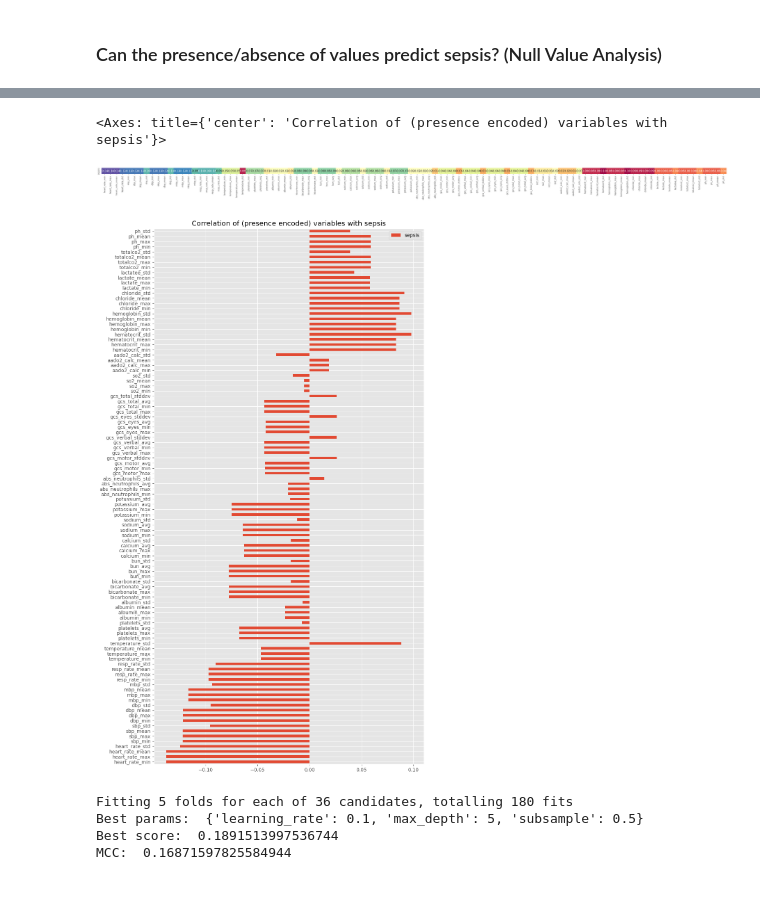
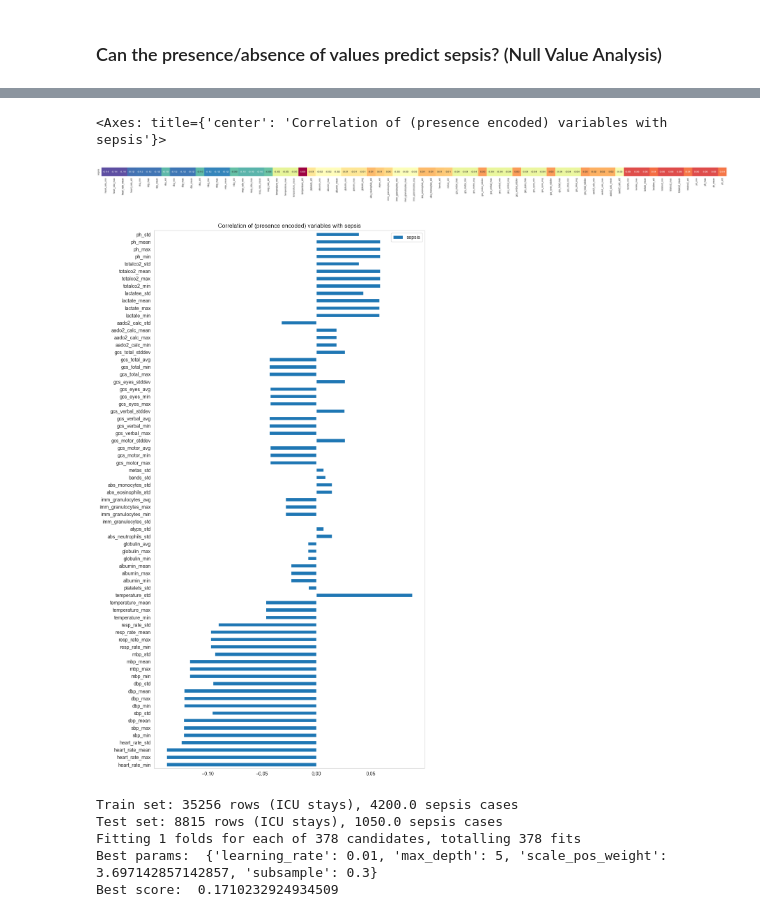
Before and after one commit to cdboer/kp-medizinische-informatik-ss23, a Jupyter notebook: ml/ml.ipynb, the cells around one changed output, grey strips where cells are left out. Drawn from its saved outputs; the diff is of its cells as text; code cells hidden in the pictures; blank space fills up the shorter version.

Commit message:
Update latest state

```diff
--- a/ml/ml.ipynb
+++ b/ml/ml.ipynb
@@ -54,8 +54,8 @@ from matplotlib.gridspec import GridSpec
 # tqdm for progress bars
 from tqdm import tqdm
 
-# default styling for plots
-plt.style.use("ggplot")  # gnuplot style
+# default styling for plot
+sns.set_style("whitegrid", {"axes.grid": False})
 rcParams["figure.figsize"] = 12, 6  # figure size
 from matplotlib.colors import ListedColormap
 
@@ -460,7 +388,7 @@ print(df_scores)
 # %% [markdown]
 ### Can the presence/absence of values predict sepsis? (Null Value Analysis)
 # %%
-variables = sql_to_df("./sql/variables_filtered.sql", {"window_size_h": WINDOW_SIZE_H, "window_stop_size_h": WINDOW_STOP_SIZE_H})
+variables = sql_to_df("./sql/variables_correlation.sql", {"window_size_h": WINDOW_SIZE_H, "window_stop_size_h": WINDOW_STOP_SIZE_H})
 
 # Remove duplicate columns
 variables = variables.loc[:, ~variables.columns.duplicated()]
@@ -537,88 +464,105 @@ sepsis = variables["sepsis"]
 
 # Presence encode the feature set, i.e. replace all NaN values with 0 and all values != NaN with 1
 present = variables.notna().astype(int)
-present = present.replace(0, -1)
+
 # Replace the sepsis column with the original
 present["sepsis"] = sepsis
 
 # Compute the correlation matrix
 corr = present.corr(method="pearson")
+
 # The correlation matrix is a bit hard to read, let's extract only the correlations with the sepsis target.
 # Drop all columns except the sepsis column
 corr = corr.drop([col for col in corr.columns if col != "sepsis"])
+
 # Drop sepsis entry from that column
 corr = corr.drop(["sepsis"], axis=1)
 
 # Let's plot only the correlations with the sepsis target.
 # Still as a heatmap, because it's easier to see the correlations.
 plt.subplots(figsize=(50, 5))
 sns.heatmap(corr, annot=True, annot_kws={"size": 12}, cbar=False, cmap="Spectral_r", fmt=".2f", square=True)
 
-
 # Let's plot the correlations with the sepsis target as a bar chart.
 corr.T.plot.barh(figsize=(10, 20), title="Correlation of (presence encoded) variables with sepsis")
 
 # This indicates that the simple presence of a variable is apparently a good indicator. This can be good or bad...
 # It could mean that the model is able to learn a shortcut, e.g. "if variable x is present, then sepsis == 1".
 # Or it could mean that the model is able to learn a causal relationship, e.g. some measurements are done less frequently for certain patients due to reasons we don't know.
 # For example, maybe the variable "abs_neutrophils_avg" is only measured for patients that are already suspected to have a sepsis. (Although this is just a guess...)
-# It is more likely that the model is able to learn a shortcut, because the correlations are quite high. (e.g. -0.63 for "temperature_std", 0.41 for "abs_neutrophils_avg")
+# It is more likely that the model is able to learn a shortcut, because the correlations are quite high.
 
 # Note that negative correlations mean that the presence of a variable is negatively correlated with the sepsis target, i.e. the absence of a variable is positively correlated with the sepsis target.
 # I.e. the absence of a variable is a good indicator for sepsis.
 # Likewise, positive correlations mean that the presence of a variable is positively correlated with the sepsis target, i.e. the presence of a variable is a good indicator for sepsis.
 # %% [output]
 <Axes: title={'center': 'Correlation of (presence encoded) variables with sepsis'}>
-[figure, old version]
+[figure, new version]
-[figure, old version]
+[figure, new version]
 # %%
 # Based on the above, let's try to train a model simply using the presence of a variable as a feature.
 # Let's use a gradient boosting classifier using the XGBoost library.
 
 import xgboost as xgb
 from sklearn.model_selection import train_test_split, GridSearchCV
-from sklearn.metrics import matthews_corrcoef
+from sklearn.model_selection import PredefinedSplit
 
 # Convert types to float64
 present = present.astype("float64")
 # Split into features and target
-X, y = present.drop("sepsis", axis=1), present[["sepsis"]]
+X, y = present.drop("sepsis", axis=1), present["sepsis"]
 
 # Split into train and test set
 # Use 20% of the data for testing, use a fixed random state to make results reproducible
 # Use stratify=y to ensure that the train and test set have the same ratio of sepsis==1 and sepsis==0
-X_train, X_test, y_train, y_test = train_test_split(X, y, test_size=0.2, random_state=1, stratify=y)
+X_train, X_test, y_train, y_test = train_test_split(X, y, test_size=0.2, random_state=RANDOM_SEED, stratify=y)
 
-# Create regressor matrices
-dtrain = xgb.DMatrix(X_train, label=y_train, missing=np.nan)
-dtest = xgb.DMatrix(X_test, label=y_test, missing=np.nan)
+# Print the number of rows in each set and the number of sepsis cases
+print(f"Train set: {X_train.shape[0]} rows (ICU stays), {y_train.sum()} sepsis cases")
+print(f"Test set: {X_test.shape[0]} rows (ICU stays), {y_test.sum()} sepsis cases")
 
-ratio = float(np.sum(y_train == 0)) / np.sum(y_train == 1)
+# Create a validation set from the training data (10% of the training data)
+X_train_new, X_val, y_train_new, y_val = train_test_split(
+    X_train, y_train, test_size=0.1, random_state=RANDOM_SEED, stratify=y_train
+)
+
+# Combine the new train and validation sets
+X_combined = np.concatenate((X_train_new, X_val), axis=0)
+y_combined = np.concatenate((y_train_new, y_val), axis=0)
+
+# Create a list where train data indices are -1 and validation data indices are 0
+split_index = [
+    -1 if x in range(X_train_new.shape[0]) else 0 for x in range(X_combined.shape[0])
+]
+
+# Create the split for cross-validation
+pds = PredefinedSplit(test_fold=split_index)
+
+# Compute the ratio of sepsis==0 to sepsis==1 in the training set
+# This is used to set the scale_pos_weight hyperparameter
+ratio = np.sum(y_train == 0) / np.sum(y_train == 1)
 
 # Grid search for hyperparameter tuning
 param_grid = {
-    "max_depth": [2, 3, 4, 5, 6, 10],
-    "learning_rate": [0.1, 0.01, 0.001],
-    "subsample": [0.5, 0.7],
+    "max_depth": [5, 6, 7, 8, 9, 10],  # Maximum depth of a tree
+    "learning_rate": [0.2, 0.1, 0.01],  # Learning rate
+    "subsample": [0.3, 0.4, 0.5, 0.6, 0.7, 0.8, 0.9],  # Subsample ratio of the training instances (randomly select a subset of the training data)
     "scale_pos_weight": [ratio, ratio * 2, ratio * 0.5]
 }
 
 # Create a classifier using the binary:logistic objective and the gpu_hist tree method
 xgb_model = xgb.XGBClassifier(objective="binary:logistic", tree_method="gpu_hist")
-# Use grid search to find the best hyperparameters, use 5-fold (stratified) cross validation, use MCC as scoring metric
+
+# Use grid search to find the best hyperparameters, use fixed split, use MCC as scoring metric
 # Use verbose=5 to display progress, use n_jobs=-1 to use all available CPU cores
-grid_search = GridSearchCV(xgb_model, param_grid, cv=5, scoring='matthews_corrcoef', verbose=5, n_jobs=10)
+grid_search = GridSearchCV(xgb_model, param_grid, cv=pds, scoring='matthews_corrcoef', verbose=5, n_jobs=10)
 grid_search.fit(X_train, y_train)
 
 print("Best params: ", grid_search.best_params_)
 print("Best score: ", grid_search.best_score_)
-
-# Test the model on the test set
-y_pred = grid_search.predict(X_test)
-# Calculate the Matthews correlation coefficient
-print("MCC: ", matthews_corrcoef(y_test, y_pred))
 # %% [output]
-Fitting 5 folds for each of 36 candidates, totalling 180 fits
-Best params:  {'learning_rate': 0.1, 'max_depth': 5, 'subsample': 0.5}
-Best score:  0.1891513997536744
-MCC:  0.16871597825584944
+Train set: 35256 rows (ICU stays), 4200.0 sepsis cases
+Test set: 8815 rows (ICU stays), 1050.0 sepsis cases
+Fitting 1 folds for each of 378 candidates, totalling 378 fits
+Best params:  {'learning_rate': 0.01, 'max_depth': 5, 'scale_pos_weight': 3.697142857142857, 'subsample': 0.3}
+Best score:  0.1710232924934509
```
Also changed, not shown: parts of 33 cells of this notebook, 10 other files.
